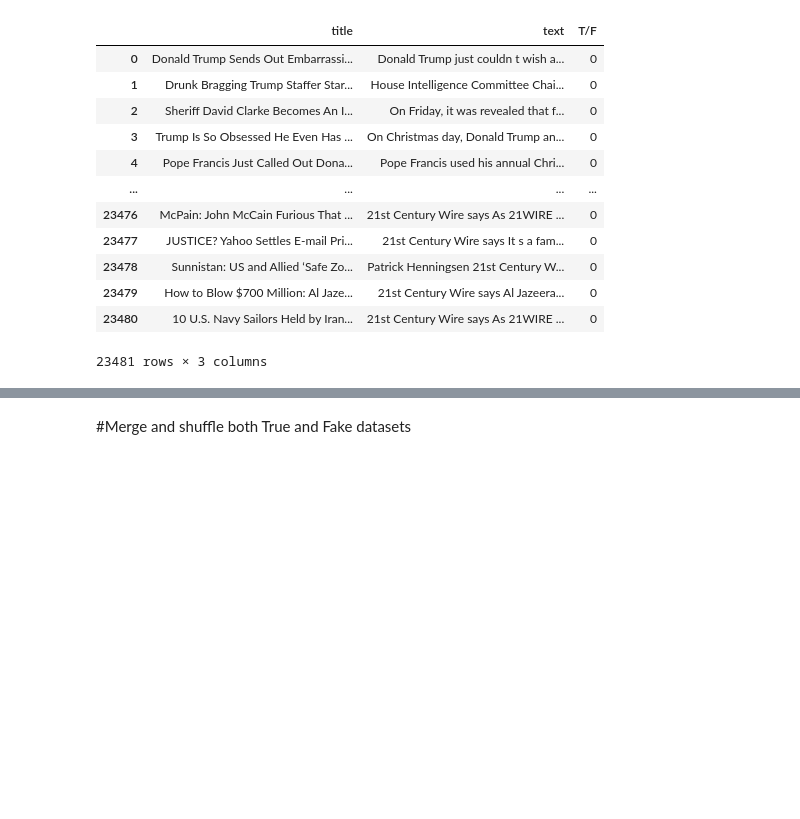
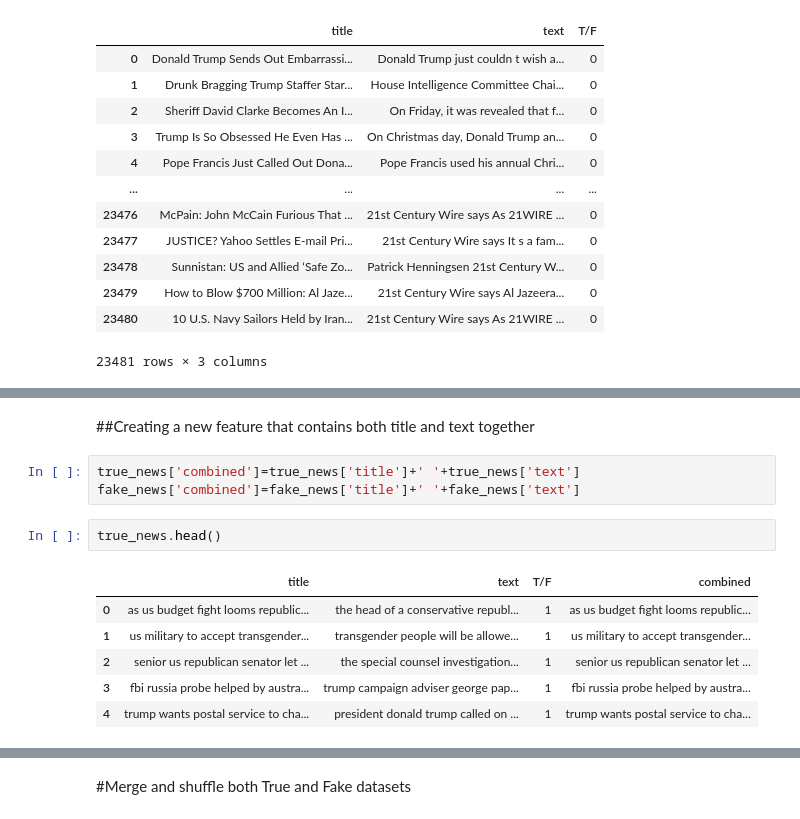
Before and after one commit to Ricky-790/Personal-Data-sci, a Jupyter notebook: files/RealFake_news.ipynb, the cells around one changed output, grey strips where cells are left out. Saved outputs shown, nothing was run; the diff lists cells and outputs as text; blank space fills up the shorter version.

```diff
--- a/files/RealFake_news.ipynb
+++ b/files/RealFake_news.ipynb
@@ -470,0 +438,14 @@ fake_news
+# %% [markdown]
+##Creating a new feature that contains both title and text together
+# %%
+true_news['combined']=true_news['title']+' '+true_news['text']
+fake_news['combined']=fake_news['title']+' '+fake_news['text']
+# %%
+true_news.head()
+# %% [output]
+|  | title | text | T/F | combined |
+| 0 | as us budget fight looms republic... | the head of a conservative republ... | 1 | as us budget fight looms republic... |
+| 1 | us military to accept transgender... | transgender people will be allowe... | 1 | us military to accept transgender... |
+| 2 | senior us republican senator let ... | the special counsel investigation... | 1 | senior us republican senator let ... |
+| 3 | fbi russia probe helped by austra... | trump campaign adviser george pap... | 1 | fbi russia probe helped by austra... |
+| 4 | trump wants postal service to cha... | president donald trump called on ... | 1 | trump wants postal service to cha... |
```
Also changed, not shown: parts of 55 cells of this notebook.
